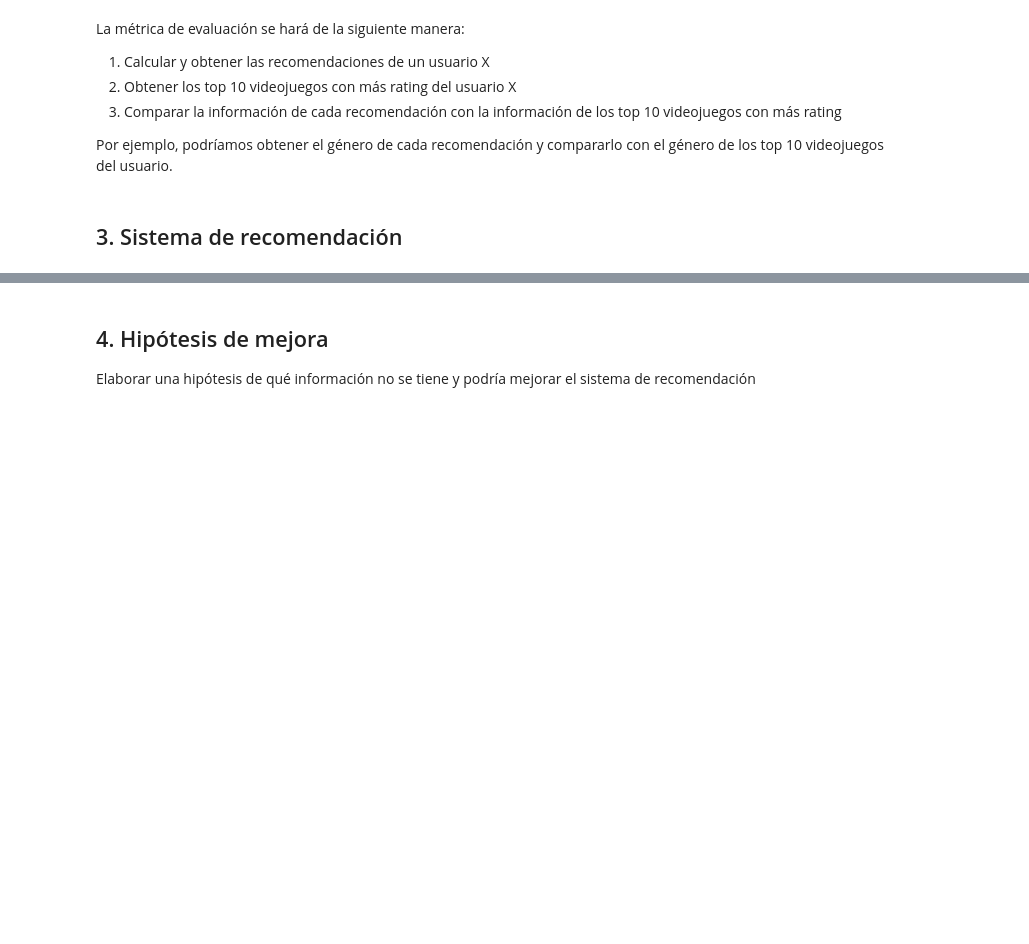
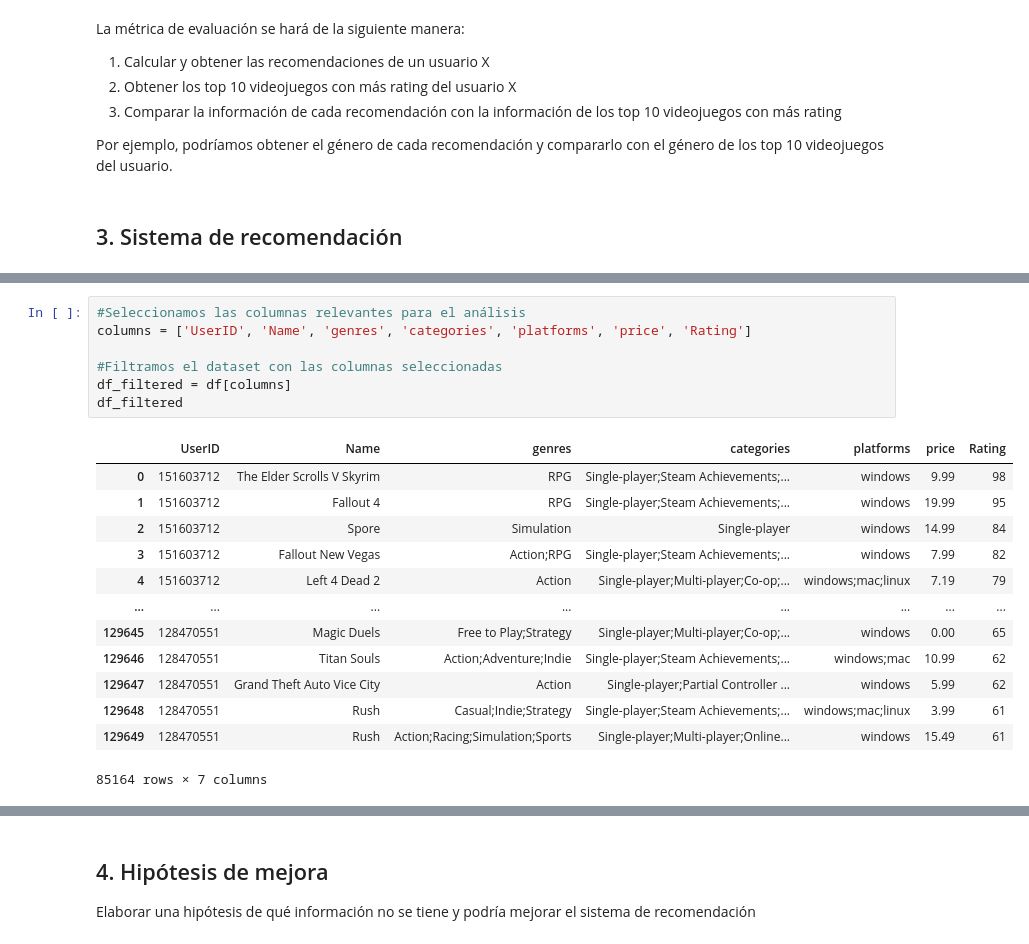
Before and after one commit to davidha99/proyecto-final-ml, a Jupyter notebook: A01383543-A00825175_pf1.ipynb, the cells around one changed output, grey strips where cells are left out. Saved outputs shown, nothing was run; the diff lists cells and outputs as text; blank space fills up the shorter version.

```diff
--- a/main2.ipynb
+++ b/A01383543-A00825175_pf1.ipynb
@@ -572,0 +584,21 @@ Por ejemplo, podríamos obtener el género de cada recomendación y compararlo c
+# %%
+#Seleccionamos las columnas relevantes para el análisis
+columns = ['UserID', 'Name', 'genres', 'categories', 'platforms', 'price', 'Rating']
+
+#Filtramos el dataset con las columnas seleccionadas
+df_filtered = df[columns]
+df_filtered
+# %% [output]
+|  | UserID | Name | genres | categories | platforms | price | Rating |
+| 0 | 151603712 | The Elder Scrolls V Skyrim | RPG | Single-player;Steam Achievements;... | windows | 9.99 | 98 |
+| 1 | 151603712 | Fallout 4 | RPG | Single-player;Steam Achievements;... | windows | 19.99 | 95 |
+| 2 | 151603712 | Spore | Simulation | Single-player | windows | 14.99 | 84 |
+| 3 | 151603712 | Fallout New Vegas | Action;RPG | Single-player;Steam Achievements;... | windows | 7.99 | 82 |
+| 4 | 151603712 | Left 4 Dead 2 | Action | Single-player;Multi-player;Co-op;... | windows;mac;linux | 7.19 | 79 |
+| ... | ... | ... | ... | ... | ... | ... | ... |
+| 129645 | 128470551 | Magic Duels | Free to Play;Strategy | Single-player;Multi-player;Co-op;... | windows | 0.00 | 65 |
+| 129646 | 128470551 | Titan Souls | Action;Adventure;Indie | Single-player;Steam Achievements;... | windows;mac | 10.99 | 62 |
+| 129647 | 128470551 | Grand Theft Auto Vice City | Action | Single-player;Partial Controller ... | windows | 5.99 | 62 |
+| 129648 | 128470551 | Rush | Casual;Indie;Strategy | Single-player;Steam Achievements;... | windows;mac;linux | 3.99 | 61 |
+| 129649 | 128470551 | Rush | Action;Racing;Simulation;Sports | Single-player;Multi-player;Online... | windows | 15.49 | 61 |
+85164 rows × 7 columns
```
Also changed, not shown: parts of 4 cells of this notebook.
